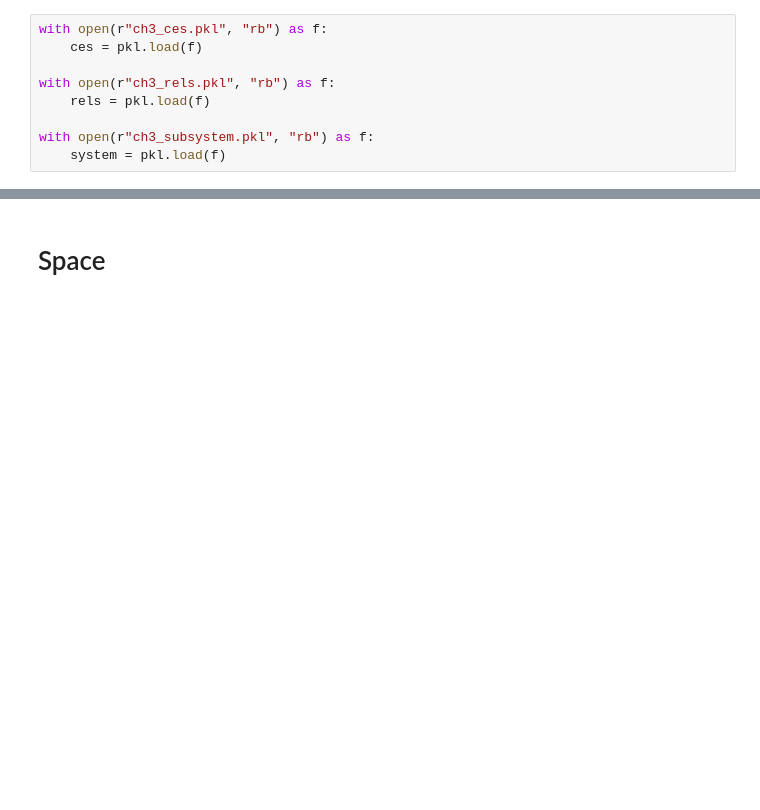
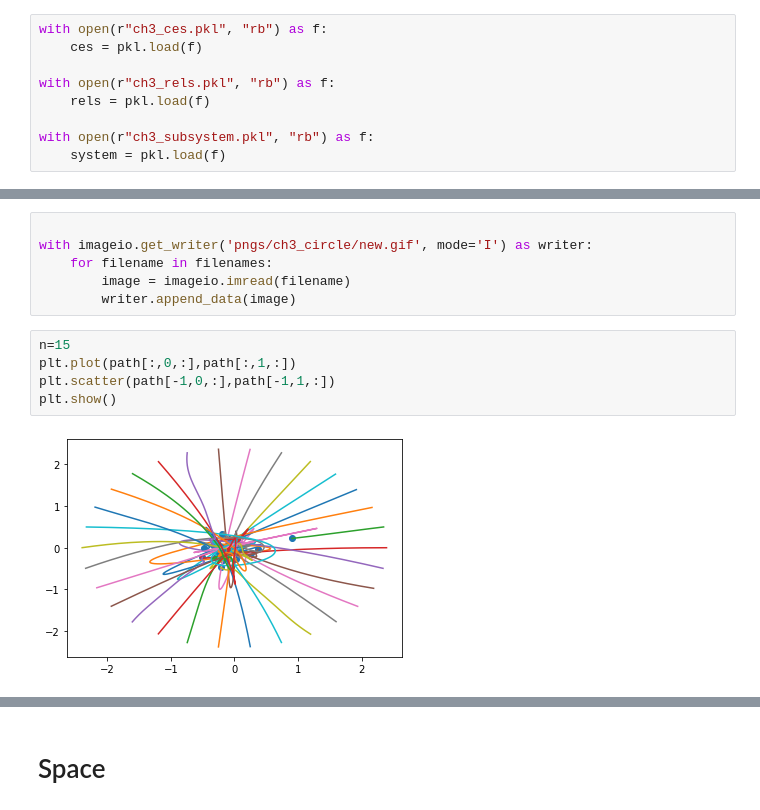
Before and after one commit to matteograsso/pyphi, a Jupyter notebook: spring_plots/spring_plots.ipynb, the cells around one changed output, grey strips where cells are left out. Cells and saved outputs as stored; diff of their text form; blank space fills up the shorter version.

```diff
--- a/spring_plots/spring_plots.ipynb
+++ b/spring_plots/spring_plots.ipynb
@@ -302,0 +351,13 @@ fig = viz.plot_ces_epicycles(system,ces,rels,network_name='ch3_spring',
+# %%
+
+with imageio.get_writer('pngs/ch3_circle/new.gif', mode='I') as writer:
+    for filename in filenames:
+        image = imageio.imread(filename)
+        writer.append_data(image)
+# %%
+n=15
+plt.plot(path[:,0,:],path[:,1,:])
+plt.scatter(path[-1,0,:],path[-1,1,:])
+plt.show()
+# %% [output]
+[figure, added]
```
Also changed, not shown: parts of 89 cells of this notebook.
